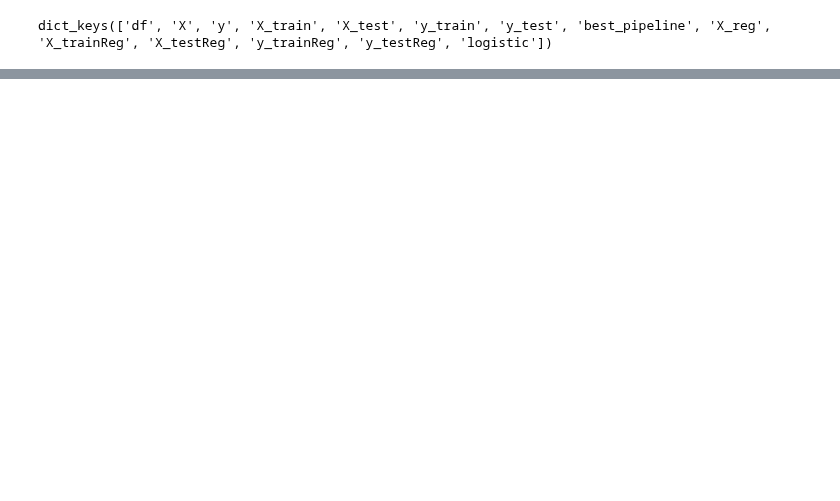
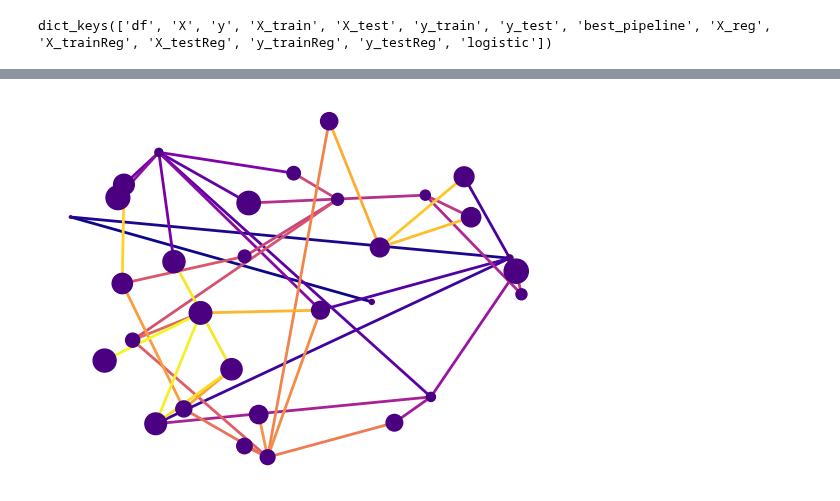
Before and after one commit to grace-shearrer/SSIB-2024, a Jupyter notebook: Scripts_Yana/Final_cleaning_data_scripts/SSBneuroGraph.ipynb, the cells around one changed output, grey strips where cells are left out. Cells and saved outputs as stored; diff of their text form; code cells hidden in the pictures; blank space fills up the shorter version.

```diff
--- a/Scripts_Yana/Final_cleaning_data_scripts/SSBneuroGraph.ipynb
+++ b/Scripts_Yana/Final_cleaning_data_scripts/SSBneuroGraph.ipynb
@@ -44,0 +32,6 @@ Index(['const', 'rsfmri_c_ngd_ad_ngd_cgc', 'rsfmri_c_ngd_ad_ngd_vs',
+# %%
+# Subset rows where ssb_group == 1
+subset_df_high = df[df['ssb_group'] == 1]
+
+# Subset rows where ssb_group == 0
+subset_df_low = df[df['ssb_group'] == 0]
@@ -108,0 +101,33 @@ NetworkXError: Adjacency matrix not square: nx,ny=(925, 49)
+# %%
+import matplotlib as mpl
+import matplotlib.pyplot as plt
+import networkx as nx
+
+seed = 13648  # Seed random number generators for reproducibility
+G = lowG
+pos = nx.spring_layout(G, seed=seed)
+
+node_sizes = [3 + 10 * i for i in range(len(G))]
+M = G.number_of_edges()
+edge_colors = range(2, M + 2)
+edge_alphas = [(5 + i) / (M + 4) for i in range(M)]
+cmap = plt.cm.plasma
+
+nodes = nx.draw_networkx_nodes(G, pos, node_size=node_sizes, node_color="indigo")
+edges = nx.draw_networkx_edges(
+    G,
+    pos,
+    node_size=node_sizes,
+    arrowstyle="->",
+    arrowsize=10,
+    edge_color=edge_colors,
+    edge_cmap=cmap,
+    width=2,
+)
+
+
+ax = plt.gca()
+ax.set_axis_off()
+plt.show()
+# %% [output]
+[figure, added]
```
Also changed, not shown: parts of 17 cells of this notebook.
